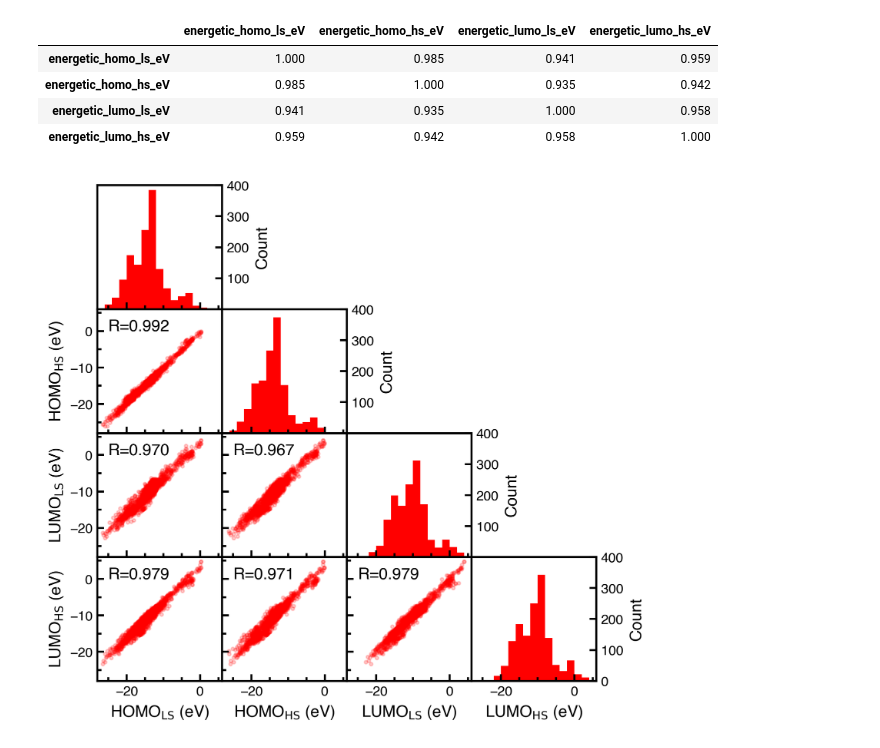
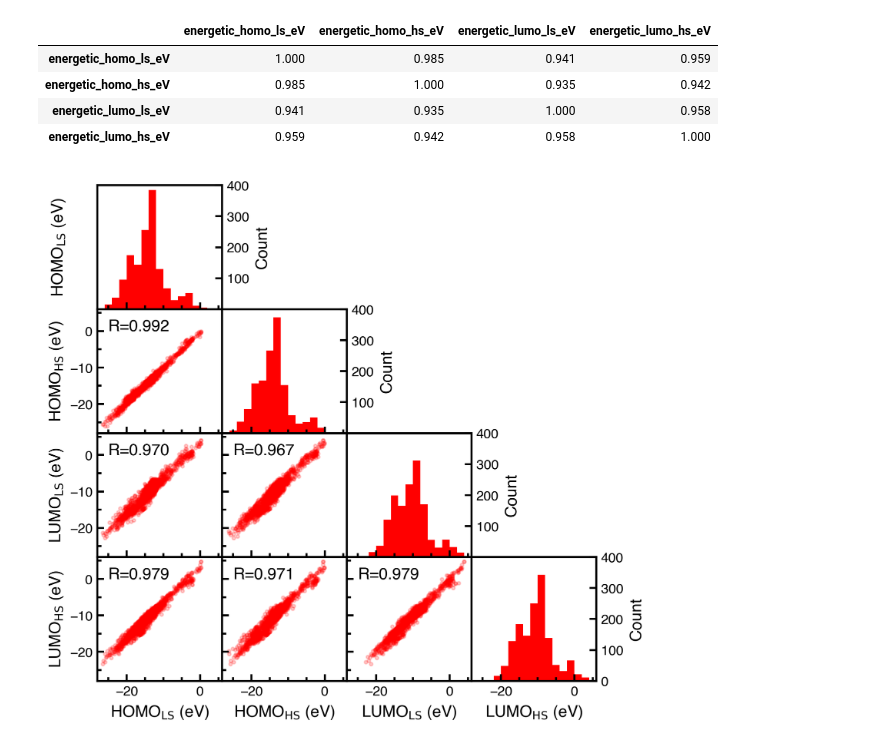
Before and after one commit to hjkgrp/many_body_ml, a Jupyter notebook: scripts_and_notebooks/plotting/scatter_matrix_frontier_orbital_energies.ipynb, the cells around one changed output. Cells and saved outputs as stored; diff of their text form; code cells hidden in the pictures.

Commit message:
Additional label on scatter plot matrix

```diff
--- a/scripts_and_notebooks/plotting/scatter_matrix_frontier_orbital_energies.ipynb
+++ b/scripts_and_notebooks/plotting/scatter_matrix_frontier_orbital_energies.ipynb
@@ -75,31 +75,33 @@ for i in range(1, 4):
         )
         ax.text(-25, 0, f"R={corrcoef[i, j]:.3f}", fontsize=12)
         ax.set_xlim(lower_lim, upper_lim)
         ax.set_ylim(lower_lim, upper_lim)
         ax.set_xticks([-25, -15, -10, -5, 5], minor=True)
         ax.set_yticks([-25, -15, -10, -5, 5], minor=True)
         if j == 0:
             ax.set_ylabel(labels[i])
         else:
             ax.set_yticklabels([])
         if i == 3:
             ax.set_xlabel(labels[j])
+# Add the text for the first row
+axes[0, 0].text(-38.6, 200, labels[0], rotation=90, va="center", ha="center")
 
 
 # Diagonal
 for i in range(4):
     ax = axes[i, i]
     ax.tick_params(labelsize=10)
     ax.hist(frontier_orbital_energies.values[:, i], bins=bins)
     ax.set_ylim(0, 400)
     ax.set_ylabel("Count")
     ax.yaxis.set_label_position("right")
     ax.yaxis.tick_right()
     if i == 3:
         ax.set_yticks([0, 100, 200, 300, 400])
         ax.set_xlabel(labels[i])
     else:
         ax.set_yticks([100, 200, 300, 400])
 fig.savefig("plots/scatter_matrix_frontier_orbital_energies.png", bbox_inches="tight")
 # %% [output]
-[figure, old version]
+[figure, new version]
```
Also changed, not shown: 1 other file.
